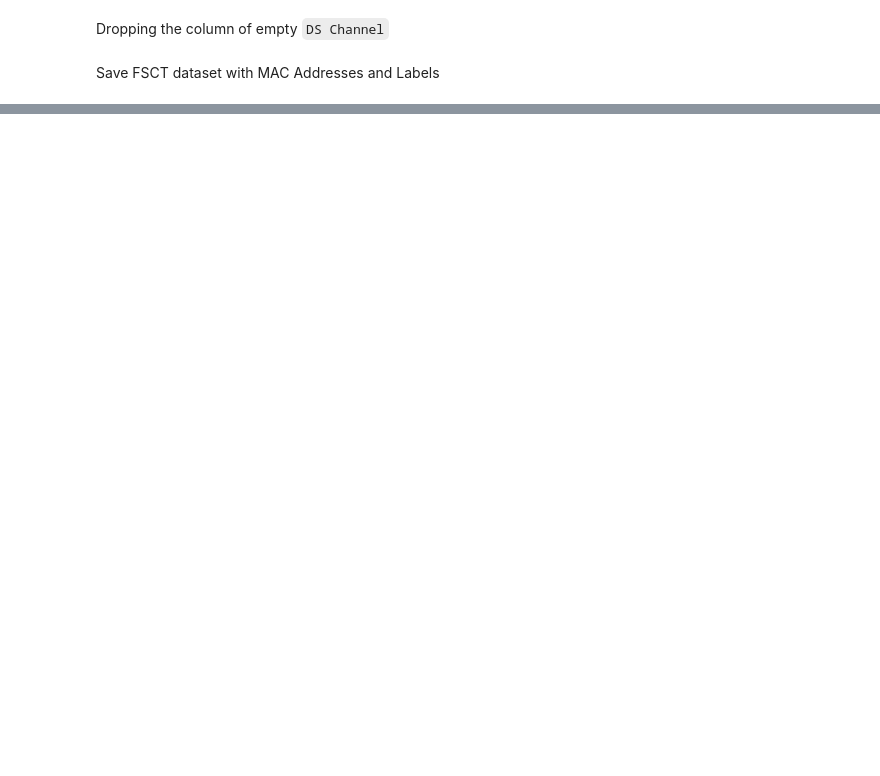
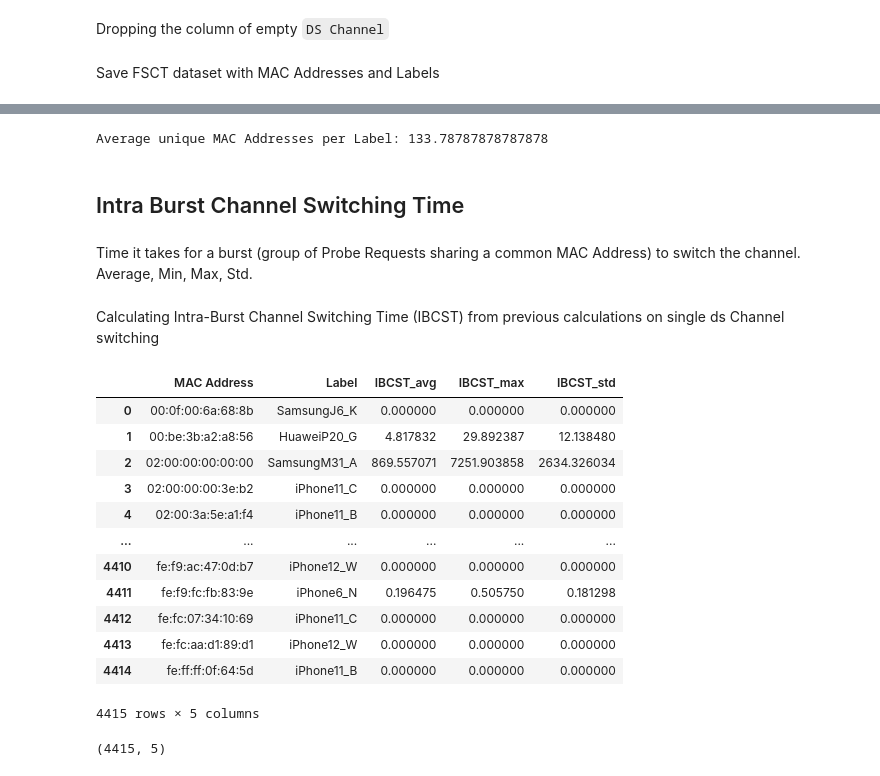
Before and after one commit to GiovanniBaccichet/CompactProbes, a Jupyter notebook: notebooks/data_exploration_cleaning/data_exploration_temporal.ipynb, the cells around one changed output, grey strips where cells are left out. Saved outputs shown, nothing was run; the diff lists cells and outputs as text; code cells hidden in the pictures; blank space fills up the shorter version.

```diff
--- a/notebooks/data_exploration_cleaning/data_exploration_temporal.ipynb
+++ b/notebooks/data_exploration_cleaning/data_exploration_temporal.ipynb
@@ -248,0 +221,48 @@ plotHelper.plot_fsct_bar_by_label(fsct)
+# %%
+# Average unique MAC Address per Label
+
+# Get the unique MAC Addresses per Label
+unique_mac_addresses = combined_df.drop_duplicates("MAC Address").groupby("Label")
+
+# Calculate the average unique MAC Addresses per Label
+unique_mac_addresses = unique_mac_addresses.count()["MAC Address"].mean()
+
+print("Average unique MAC Addresses per Label:", unique_mac_addresses)
+# %% [output]
+Average unique MAC Addresses per Label: 133.78787878787878
+# %% [markdown]
+## Intra Burst Channel Switching Time
+# %% [markdown]
+Time it takes for a burst (group of Probe Requests sharing a common MAC Address) to switch the channel. Average, Min, Max, Std.
+# %% [markdown]
+Calculating Intra-Burst Channel Switching Time (IBCST) from previous calculations on single ds Channel switching
+# %%
+fsct["IBCST_avg"] = fsct.drop(columns=["MAC Address", "Label"]).mean(axis=1)
+
+fsct["IBCST_max"] = fsct.drop(columns=["MAC Address", "Label"]).max(axis=1)
+
+fsct["IBCST_std"] = fsct.drop(columns=["MAC Address", "Label"]).std(axis=1)
+# %%
+# Drop the FSCT columns
+fsct.drop(columns=[col for col in fsct.columns if "FSCT" in col], inplace=True)
+# %%
+fsct
+# %% [output]
+|  | MAC Address | Label | IBCST_avg | IBCST_max | IBCST_std |
+| 0 | 00:0f:00:6a:68:8b | SamsungJ6_K | 0.000000 | 0.000000 | 0.000000 |
+| 1 | 00:be:3b:a2:a8:56 | HuaweiP20_G | 4.817832 | 29.892387 | 12.138480 |
+| 2 | 02:00:00:00:00:00 | SamsungM31_A | 869.557071 | 7251.903858 | 2634.326034 |
+| 3 | 02:00:00:00:3e:b2 | iPhone11_C | 0.000000 | 0.000000 | 0.000000 |
+| 4 | 02:00:3a:5e:a1:f4 | iPhone11_B | 0.000000 | 0.000000 | 0.000000 |
+| ... | ... | ... | ... | ... | ... |
+| 4410 | fe:f9:ac:47:0d:b7 | iPhone12_W | 0.000000 | 0.000000 | 0.000000 |
+| 4411 | fe:f9:fc:fb:83:9e | iPhone6_N | 0.196475 | 0.505750 | 0.181298 |
+| 4412 | fe:fc:07:34:10:69 | iPhone11_C | 0.000000 | 0.000000 | 0.000000 |
+| 4413 | fe:fc:aa:d1:89:d1 | iPhone12_W | 0.000000 | 0.000000 | 0.000000 |
+| 4414 | fe:ff:ff:0f:64:5d | iPhone11_B | 0.000000 | 0.000000 | 0.000000 |
+4415 rows × 5 columns
+# %%
+# Dimension of fsct
+fsct.shape
+# %% [output]
+(4415, 5)
```
Also changed, not shown: parts of 7 cells of this notebook, 2 other files.
